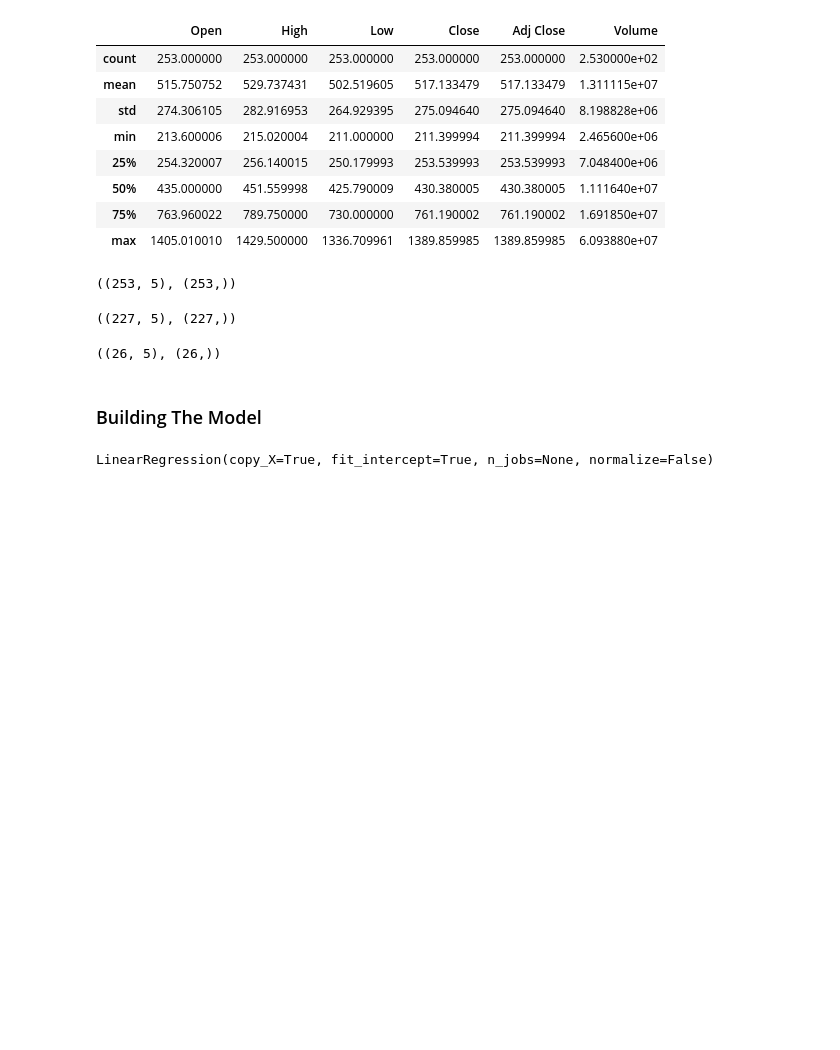
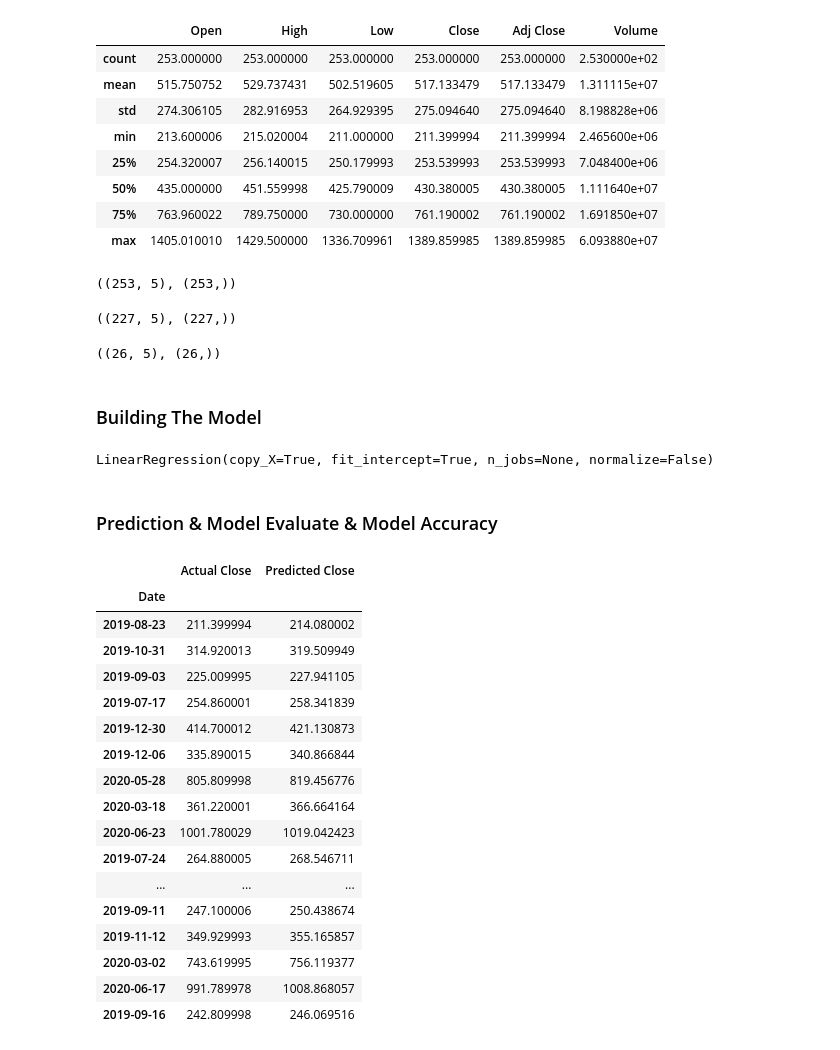
Before and after one commit to rooneyrulz/tesla_stock_analysis, a Jupyter notebook: Predictions.ipynb, the cells around one changed output. Drawn from its saved outputs; the diff is of its cells as text; code cells hidden in the pictures; blank space fills up the shorter version.

```diff
--- a/Predictions.ipynb
+++ b/Predictions.ipynb
@@ -124,3 +124,5 @@ model = LinearRegression()
 model.fit(X_train, y_train)
 # %% [output]
 LinearRegression(copy_X=True, fit_intercept=True, n_jobs=None, normalize=False)
+# %% [markdown]
+### Prediction & Model Evaluate & Model Accuracy
@@ -126,0 +132,24 @@ LinearRegression(copy_X=True, fit_intercept=True, n_jobs=None, normalize=False)
+# %%
+# Predictions VS Y_true
+pred_vs_true = pd.DataFrame({'Actual Close': y_test, 'Predicted Close': prediction})
+
+pred_vs_true
+# %% [output]
+|  | Actual Close | Predicted Close |
+| Date |  |  |
+| 2019-08-23 | 211.399994 | 214.080002 |
+| 2019-10-31 | 314.920013 | 319.509949 |
+| 2019-09-03 | 225.009995 | 227.941105 |
+| 2019-07-17 | 254.860001 | 258.341839 |
+| 2019-12-30 | 414.700012 | 421.130873 |
+| 2019-12-06 | 335.890015 | 340.866844 |
+| 2020-05-28 | 805.809998 | 819.456776 |
+| 2020-03-18 | 361.220001 | 366.664164 |
+| 2020-06-23 | 1001.780029 | 1019.042423 |
+| 2019-07-24 | 264.880005 | 268.546711 |
+| ... | ... | ... |
+| 2019-09-11 | 247.100006 | 250.438674 |
+| 2019-11-12 | 349.929993 | 355.165857 |
+| 2020-03-02 | 743.619995 | 756.119377 |
+| 2020-06-17 | 991.789978 | 1008.868057 |
+| 2019-09-16 | 242.809998 | 246.069516 |
```
Also changed, not shown: parts of 2 cells of this notebook.
